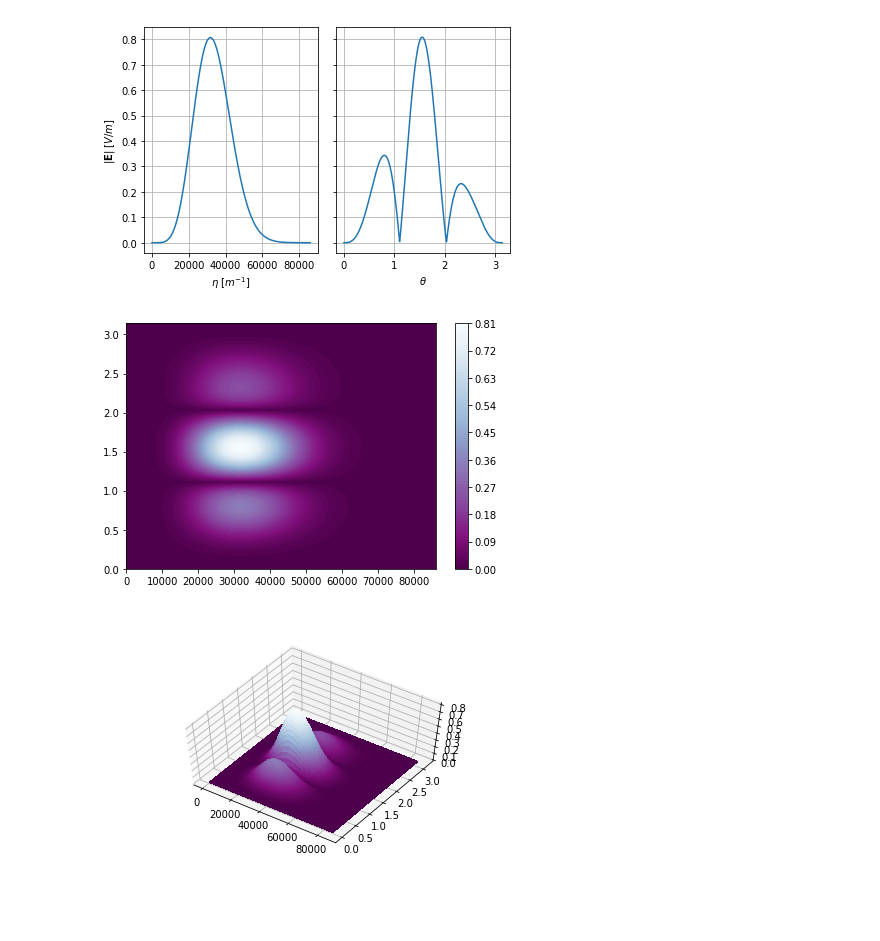
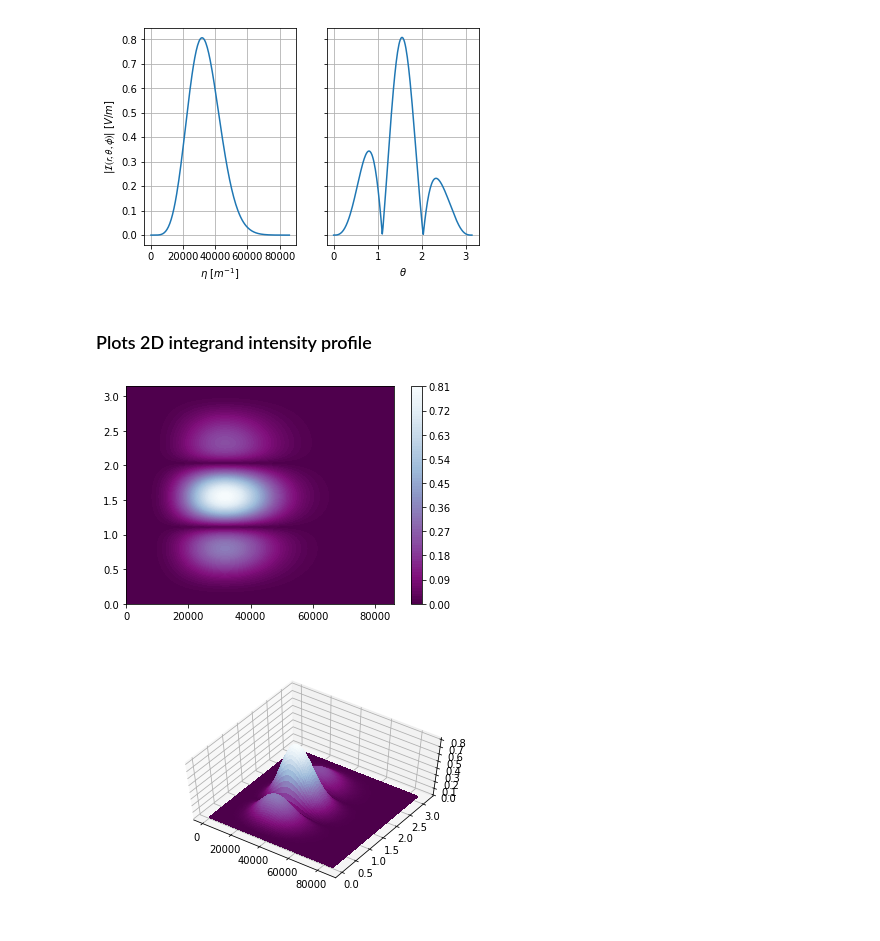
Before and after one commit to LVotto/jupylgbeams_lens, a Jupyter notebook: FocusedLGBeams.ipynb, the cells around one changed output. Drawn from its saved outputs; the diff is of its cells as text; code cells hidden in the pictures.

```diff
--- a/FocusedLGBeams.ipynb
+++ b/FocusedLGBeams.ipynb
@@ -144,35 +145,35 @@ def triple_integrand(u, n, m, r, theta, phi, lgbeam=lgbeam):
 
 delta = .09
 max_u = lgbeam.k * lgbeam.na * delta
 us = np.linspace(0, max_u, 200)
 ts = np.linspace(0, np.pi, 200)
 fig, axes = plt.subplots(ncols=2, sharey=True)
 
 ints = []
 max_val = 0
 peak_u = 0
 for u in us:
     val = mpmath.norm(triple_integrand(u, n, m, *coords))
     if val >= max_val:
         max_val = val
         peak_u = u
     ints.append(val)
 
 ints2 = []
 for t in ts:
     val = mpmath.norm(triple_integrand(peak_u, n, m, r, t, phi))
     ints2.append(val)
 
 axes[0].grid()
 axes[1].grid()
 axes[0].set_xlabel("$\\eta\\ [m^{-1}]$")
-axes[0].set_ylabel("$|\\mathbf{E}|\\ [V / m]$")
+axes[0].set_ylabel("$|\\mathcal{I(r, \\theta, \\phi)}|\\ [V / m]$")
 axes[0].plot(us, ints)
 axes[1].set_xlabel("$\\theta$")
 axes[1].plot(ts, ints2)
 plt.show()
 # %% [output]
-[figure, old version]
+[figure, new version]
 # %%
 delta = .09
 max_u = lgbeam.k * lgbeam.na * delta
@@ -185,14 +186,17 @@ def tinteg(u, t):
 tinteg = np.frompyfunc(tinteg, 2, 1)
 
 integrand = tinteg(uu, tt)
+# %% [markdown]
+### Plots 2D integrand intensity profile
 # %%
 cname = "BuPu_r"
 
 plt.contourf(us, ts, integrand, 100, cmap=cname)
+plt.xlabel = "aaa"
 plt.colorbar()
 plt.show()
 # %% [output]
-[figure, old version]
+[figure, new version]
 # %%
 from mpl_toolkits.mplot3d import Axes3D
 from matplotlib import rcParams
```
Also changed, not shown: parts of 13 cells of this notebook.
